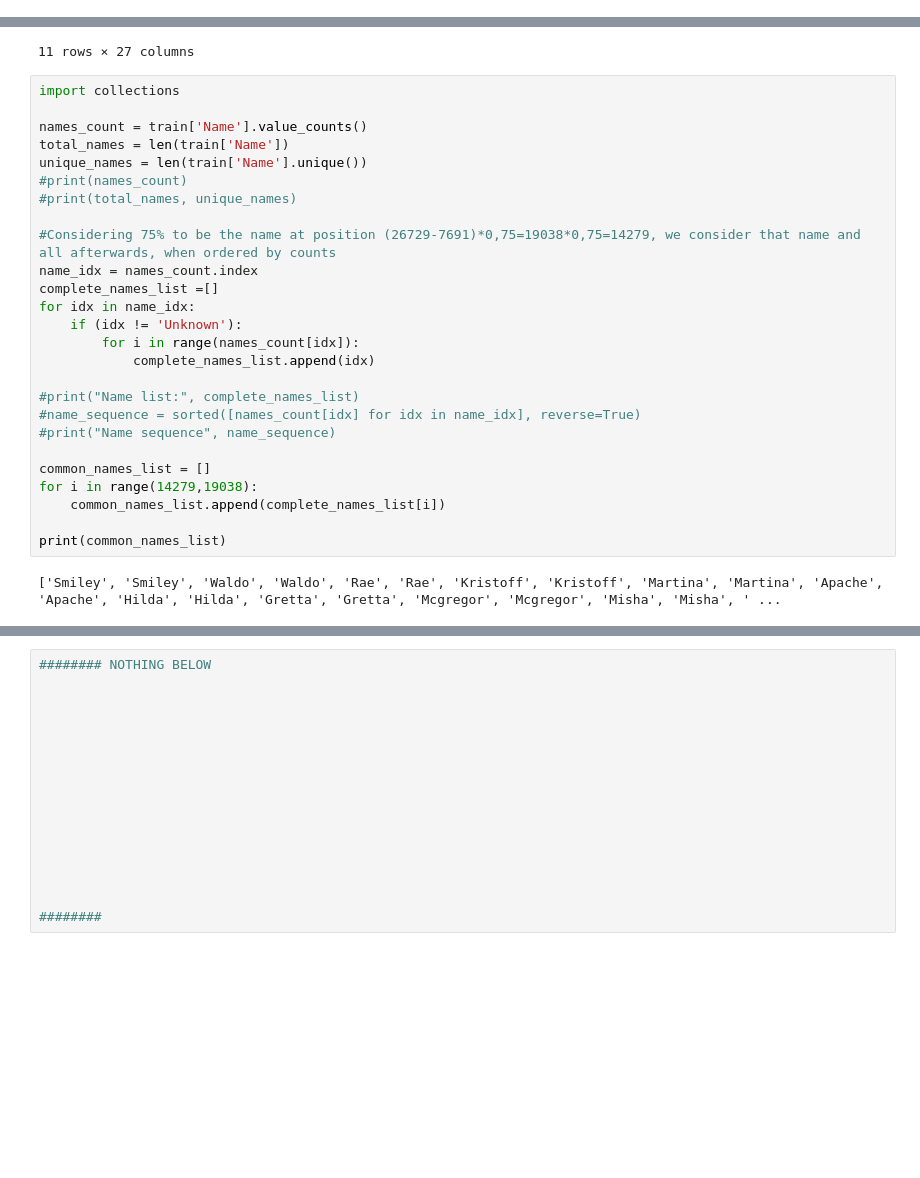
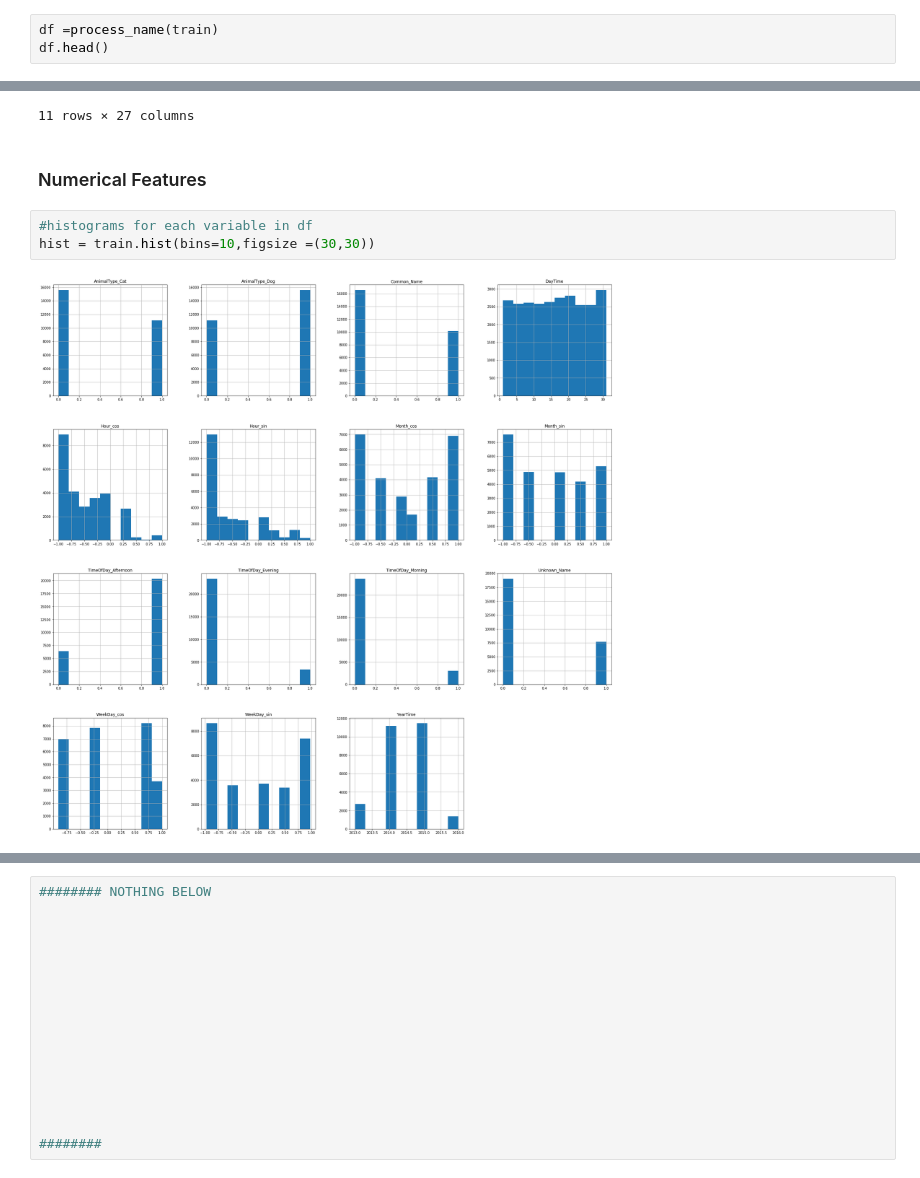
Before and after one commit to andreiarog/KaggleCompetitions, a Jupyter notebook: Animals Shelter/animal_shelter.ipynb, the cells around one changed output, grey strips where cells are left out. Saved outputs shown, nothing was run; the diff lists cells and outputs as text; blank space fills up the shorter version.

```diff
--- a/Animals Shelter/animal_shelter.ipynb
+++ b/Animals Shelter/animal_shelter.ipynb
@@ -73,0 +83,3 @@ Name: DateTime, Length: 26729, dtype: object
+# %%
+df =process_name(train)
+df.head()
@@ -126,31 +147,10 @@ train.describe(include='all')
 | 75% | NaN | NaN | NaN | NaN | NaN | NaN | NaN | NaN | ... |
 | max | NaN | NaN | NaN | NaN | NaN | NaN | NaN | NaN | ... |
 11 rows × 27 columns
-# %%
-import collections
-
-names_count = train['Name'].value_counts()
-total_names = len(train['Name'])
-unique_names = len(train['Name'].unique())
-#print(names_count)
-#print(total_names, unique_names)
-
-#Considering 75% to be the name at position (26729-7691)*0,75=19038*0,75=14279, we consider that name and all afterwards, when ordered by counts
-name_idx = names_count.index
-complete_names_list =[]
-for idx in name_idx:
-    if (idx != 'Unknown'):
-        for i in range(names_count[idx]):
-            complete_names_list.append(idx)
-
-#print("Name list:", complete_names_list)
-#name_sequence = sorted([names_count[idx] for idx in name_idx], reverse=True)
-#print("Name sequence", name_sequence)
-
-common_names_list = []
-for i in range(14279,19038):
-    common_names_list.append(complete_names_list[i])
-
-print(common_names_list)
-# %% [output]
-['Smiley', 'Smiley', 'Waldo', 'Waldo', 'Rae', 'Rae', 'Kristoff', 'Kristoff', 'Martina', 'Martina', 'Apache', 'Apache', 'Hilda', 'Hilda', 'Gretta', 'Gretta', 'Mcgregor', 'Mcgregor', 'Misha', 'Misha', ' ...
+# %% [markdown]
+### Numerical Features
+# %%
+#histograms for each variable in df
+hist = train.hist(bins=10,figsize =(30,30))
+# %% [output]
+[figure, added]
```
Also changed, not shown: parts of 40 cells of this notebook, 2 other files.
